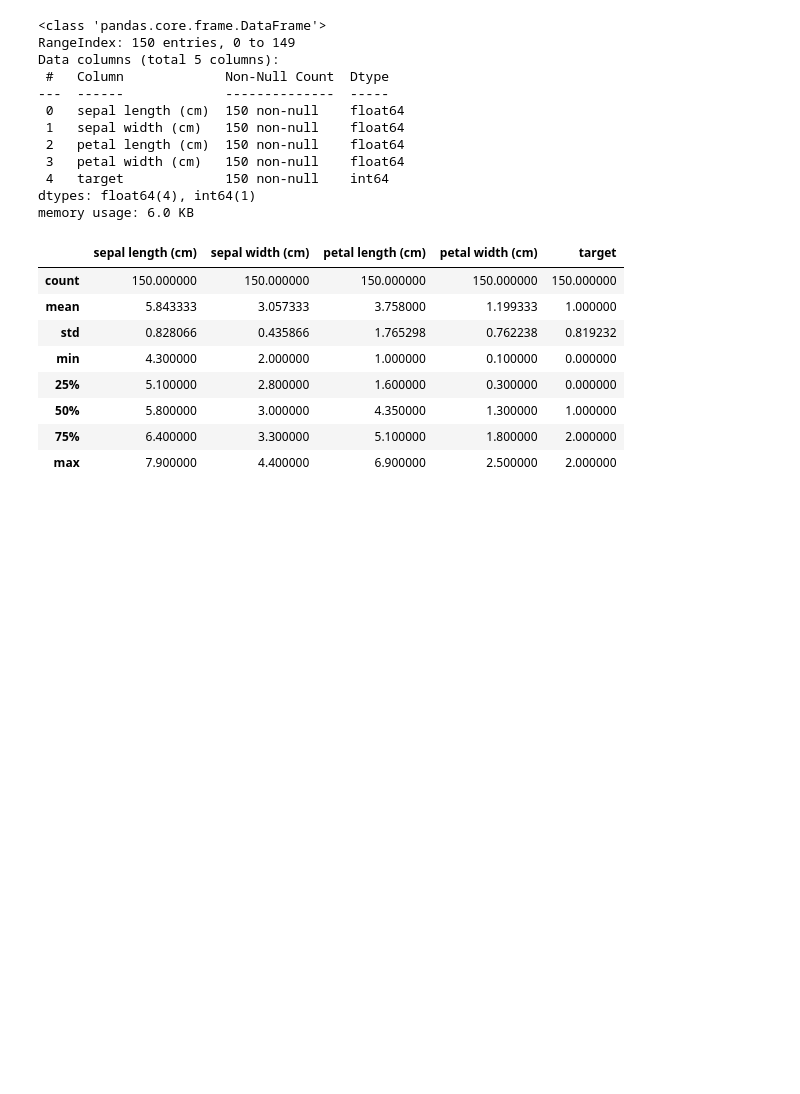
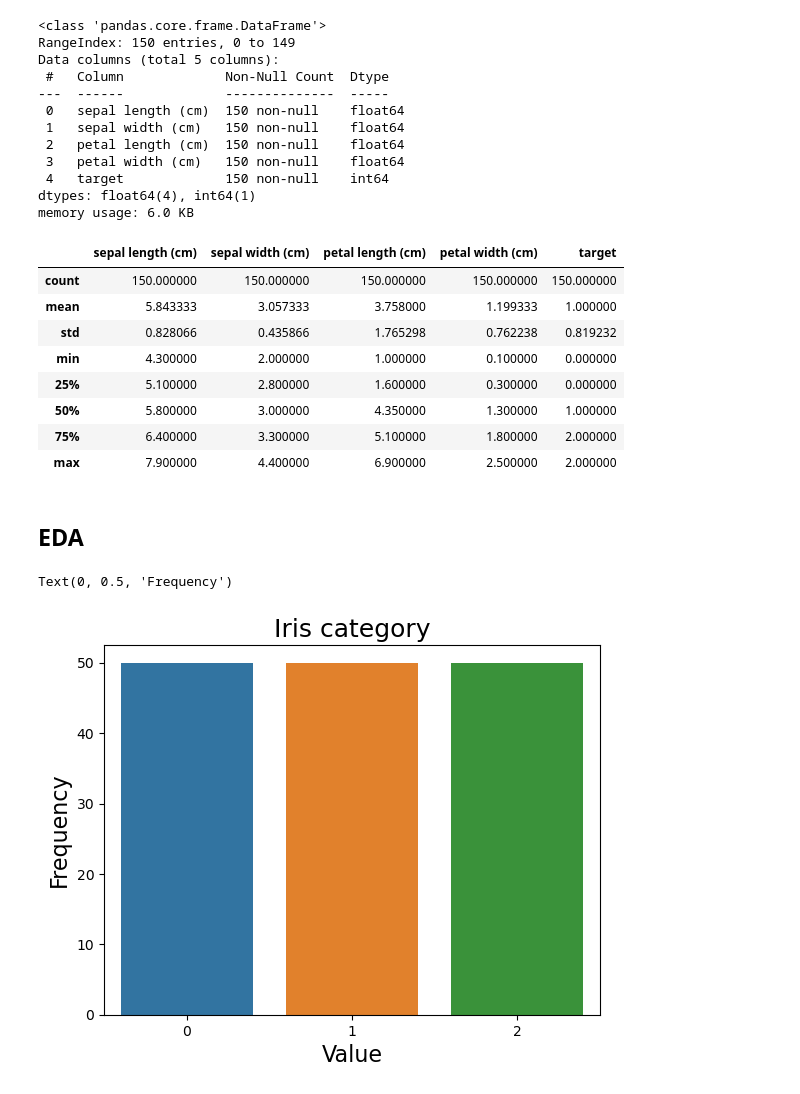
Before and after one commit to lilianabs/ml-beginner-projects, a Jupyter notebook: project_2/iris_2.ipynb, the cells around one changed output. Drawn from its saved outputs; the diff is of its cells as text; code cells hidden in the pictures; blank space fills up the shorter version.

```diff
--- a/project_2/iris_2.ipynb
+++ b/project_2/iris_2.ipynb
@@ -50,3 +50,13 @@ df.describe()
 | 50% | 5.800000 | 3.000000 | 4.350000 | 1.300000 | 1.000000 |
 | 75% | 6.400000 | 3.300000 | 5.100000 | 1.800000 | 2.000000 |
 | max | 7.900000 | 4.400000 | 6.900000 | 2.500000 | 2.000000 |
+# %% [markdown]
+## EDA
+# %%
+sns.countplot(df['target'])
+plt.title('Iris category', fontsize=18)
+plt.xlabel('Value', fontsize=16)
+plt.ylabel('Frequency', fontsize=16)
+# %% [output]
+Text(0, 0.5, 'Frequency')
+[figure, added]
```
Also changed, not shown: parts of 2 cells of this notebook.
